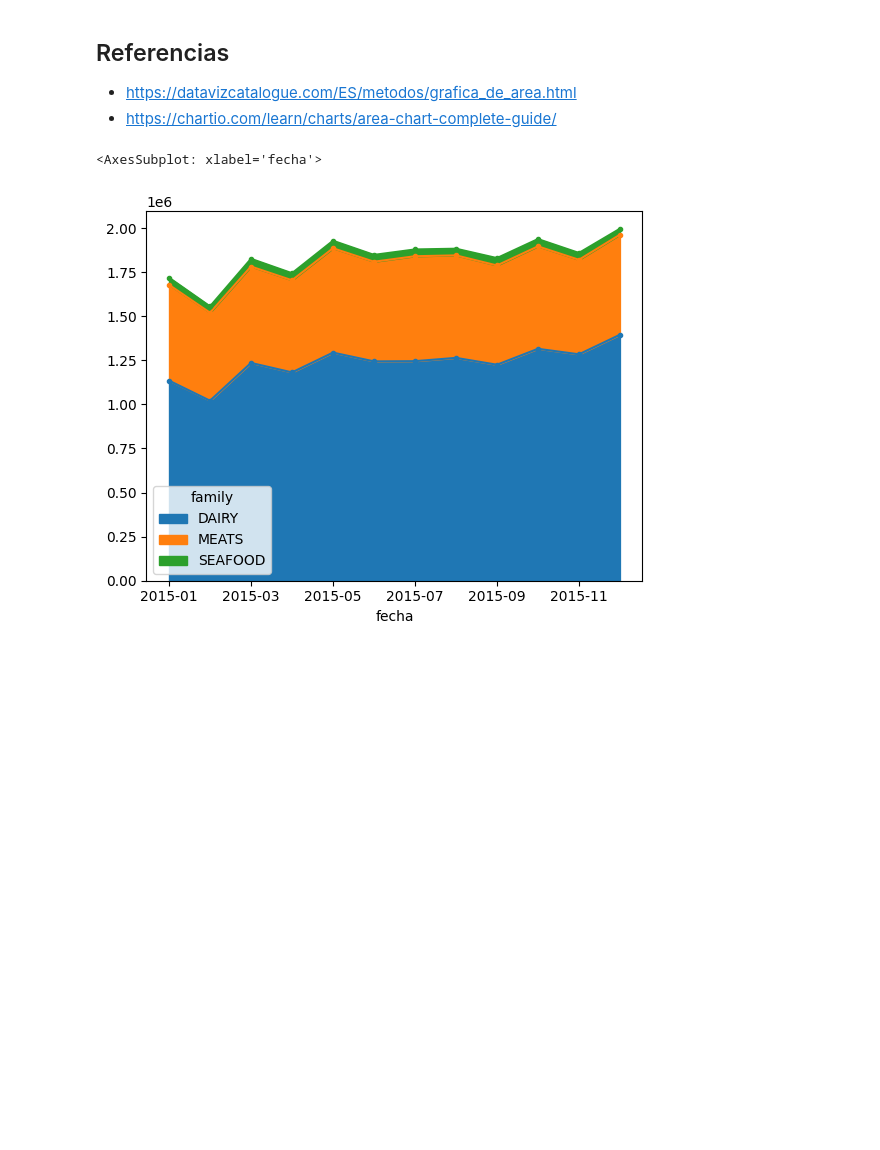
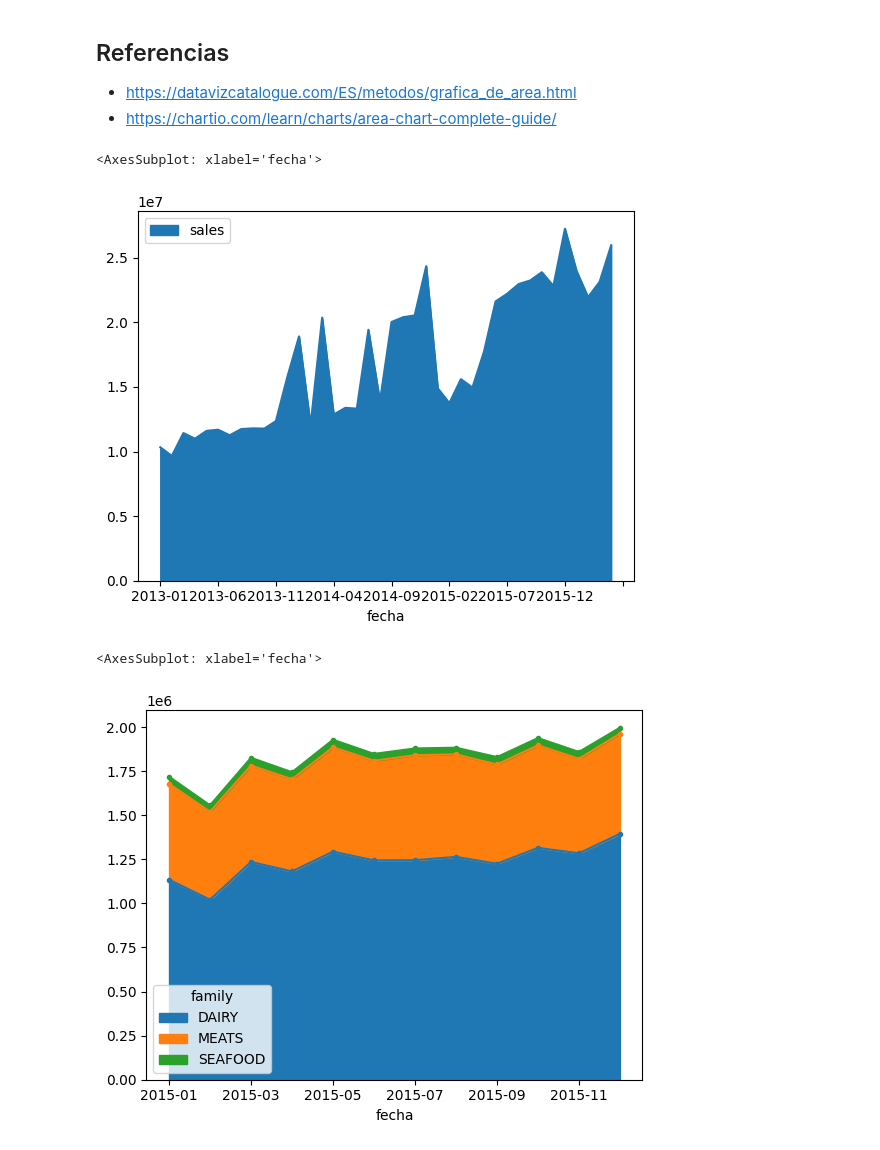
Before and after one commit to lkuffo/data-viz, a Jupyter notebook: NIVEL1/5_lineas.ipynb, the cells around one changed output. Cells and saved outputs as stored; diff of their text form; code cells hidden in the pictures; blank space fills up the shorter version.

```diff
--- a/NIVEL1/5_lineas.ipynb
+++ b/NIVEL1/5_lineas.ipynb
@@ -246,6 +261,14 @@ Combina la utilidad del gráfico de líneas con la del gráfico de barras. Me pe
 ## Referencias
 - https://datavizcatalogue.com/ES/metodos/grafica_de_area.html
 - https://chartio.com/learn/charts/area-chart-complete-guide/
+# %%
+# Grafico de Area Comun
+por_mes.plot.area(
+    y='sales'
+)
+# %% [output]
+<AxesSubplot: xlabel='fecha'>
+[figure, added]
 # %%
 # Grafico de area apilado de multiples categorias
 pivote.plot.area(
```
Also changed, not shown: parts of 4 cells of this notebook, 4 other files.
